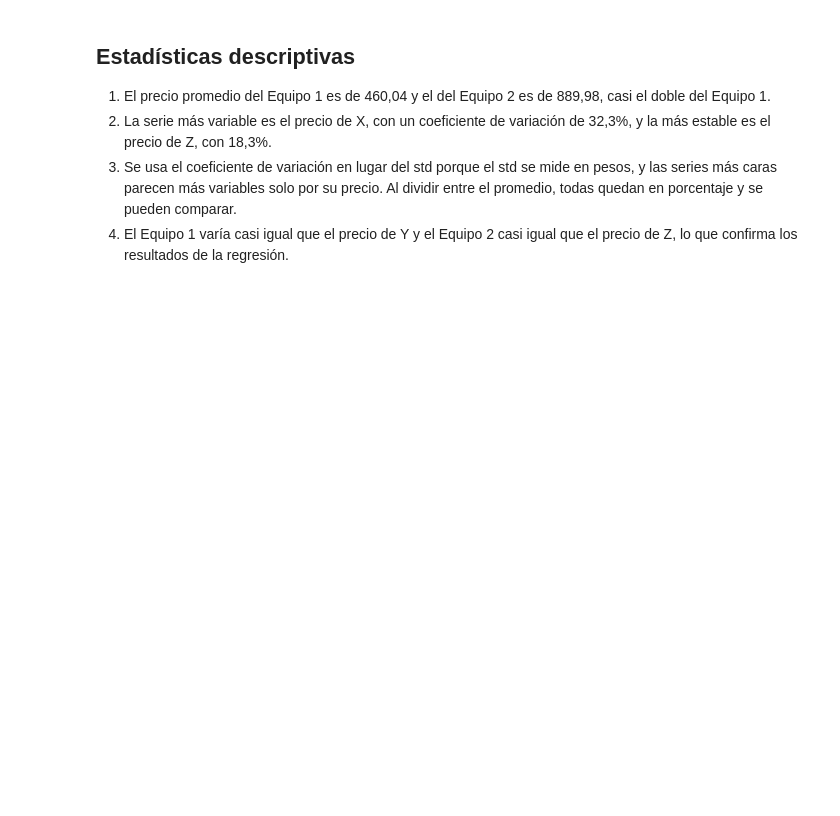
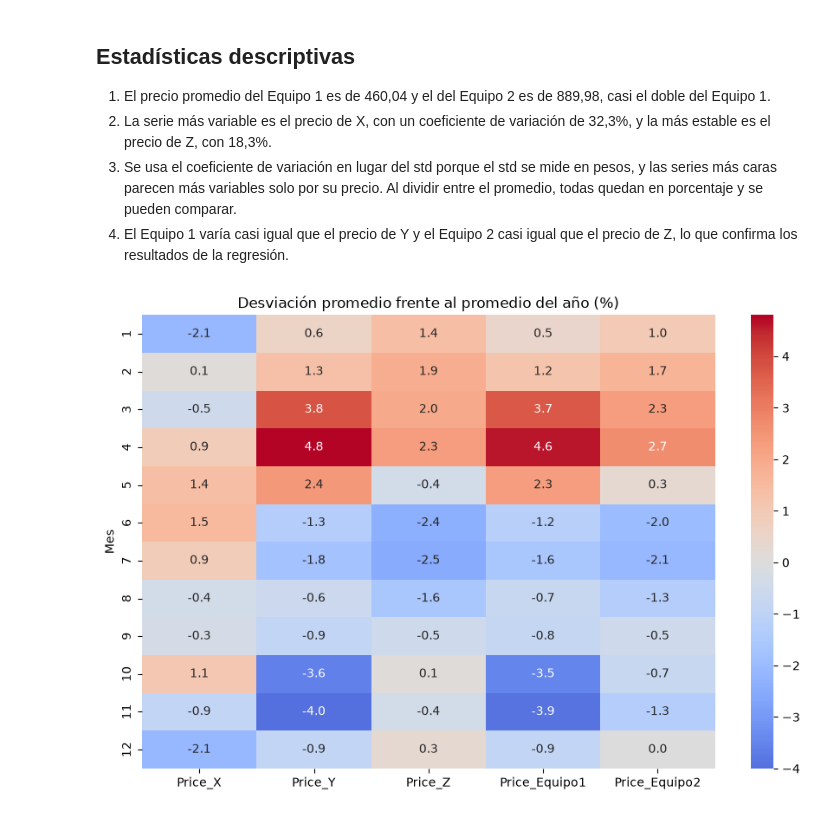
Before and after one commit to secasospina/pronostico-costos-equipos, a Jupyter notebook: notebooks/02_analisis_exploratorio.ipynb, the cells around one changed output. Drawn from its saved outputs; the diff is of its cells as text; code cells hidden in the pictures; blank space fills up the shorter version.

Commit message:
feat: análisis de estacionalidad mensual

```diff
--- a/notebooks/02_analisis_exploratorio.ipynb
+++ b/notebooks/02_analisis_exploratorio.ipynb
@@ -95,3 +95,19 @@ dtype: float64
 2. La serie más variable es el precio de X, con un coeficiente de variación de 32,3%, y la más estable es el precio de Z, con 18,3%.
 3. Se usa el coeficiente de variación en lugar del std porque el std se mide en pesos, y las series más caras parecen más variables solo por su precio. Al dividir entre el promedio, todas quedan en porcentaje y se pueden comparar.
 4. El Equipo 1 varía casi igual que el precio de Y y el Equipo 2 casi igual que el precio de Z, lo que confirma los resultados de la regresión.
+# %%
+precios = historico[columnas]
+promedio_anual = precios.groupby(historico["Date"].dt.year).transform("mean")
+
+desviacion = (precios / promedio_anual - 1) * 100
+estacionalidad = desviacion.groupby(historico["Date"].dt.month).mean().round(1)
+
+plt.figure(figsize=(9, 6))
+sns.heatmap(estacionalidad, annot=True, fmt=".1f", cmap="coolwarm", center=0)
+plt.title("Desviación promedio frente al promedio del año (%)")
+plt.ylabel("Mes")
+plt.tight_layout()
+plt.savefig("../reports/figures/04_estacionalidad_mensual.png", dpi=150)
+plt.show()
+# %% [output]
+[figure, added]
```
Also changed, not shown: parts of 1 cell of this notebook, 1 other file.
